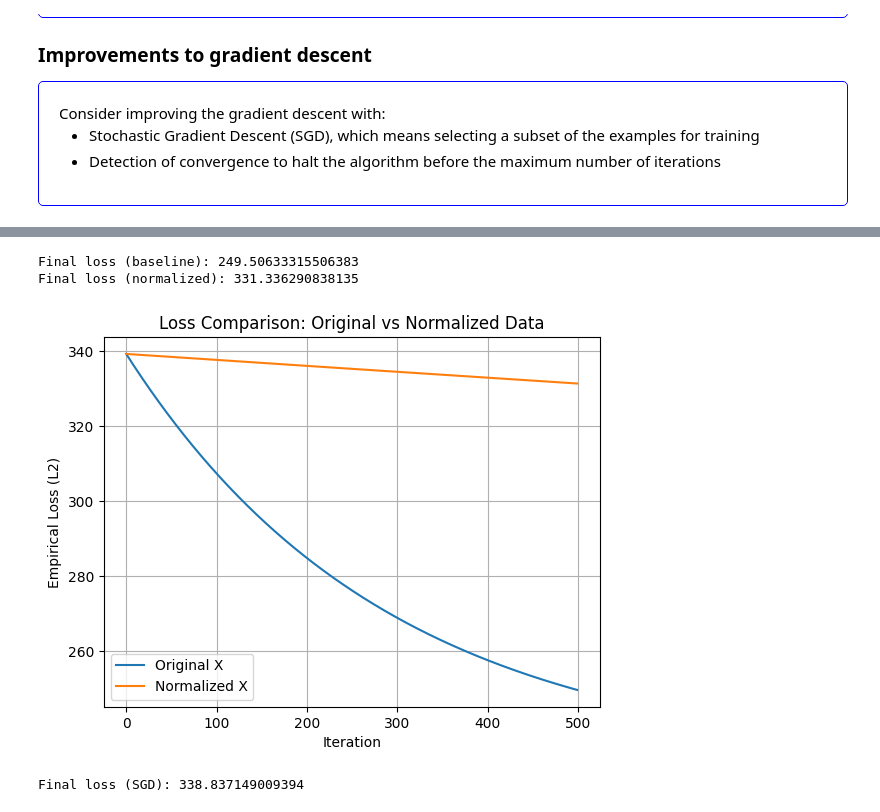
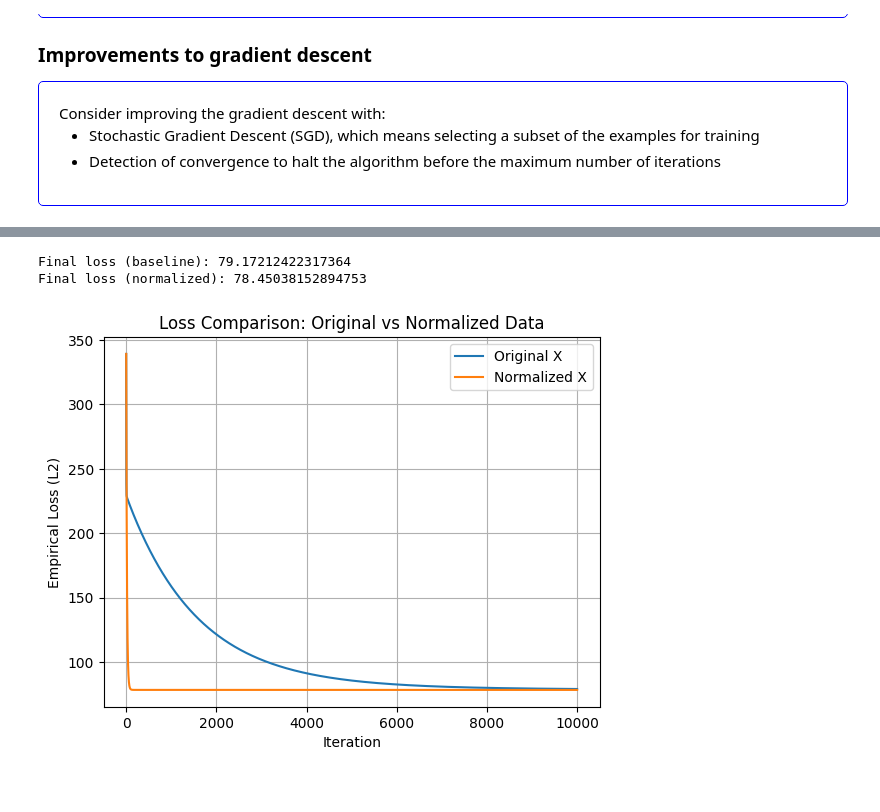
Before and after one commit to bahlous59/machine_learning_tp, a Jupyter notebook: perceptron.ipynb, the cells around one changed output, grey strips where cells are left out. Drawn from its saved outputs; the diff is of its cells as text; code cells hidden in the pictures.

```diff
--- a/perceptron.ipynb
+++ b/perceptron.ipynb
@@ -484,64 +485,50 @@ def descent_with_early_stop(w_init, X, Y, alpha, max_iter, tol=1e-6):
 # %%
 # tests and plots
 import matplotlib.pyplot as plt
+
 #without normilization
-# Test 1: Baseline - Original Data (no normalization)
+
+# Test 1: Original Data (no normalization)
 w_init = np.zeros(X.shape[1])
-alpha = 1e-7
-max_iter = 500
+alpha = 1e-4
+max_iter = 10000
 
-loss_history_baseline = []
+losss_history_original = []
 w = w_init.copy()
 
 for i in range(max_iter):
     loss_2 = emp_loss(w, X, Y)
-    loss_history_baseline.append(loss_2)
-    dw = compute_update(w, X, Y, alpha)
-    w = w + dw
+    losss_history_original.append(loss_2)
+    w = descent(w, X, Y,alpha,1)
+
 
 print("Final loss (baseline):", emp_loss(w, X, Y))
 
-#normilized Data
+
 # Test 2: Normalized Data
 w_init_norm = np.zeros(X_normalized.shape[1])
 loss_history_norm = []
 w_norm = w_init_norm.copy()
 
 for i in range(max_iter):
     loss_3 = emp_loss(w_norm, X_normalized, Y)
     loss_history_norm.append(loss_3)
-    dw = compute_update(w_norm, X_normalized, Y, alpha)
-    w_norm = w_norm + dw
+    w_norm = descent_with_early_stop(w_norm, X_normalized, Y,alpha,1)
+
 
 print("Final loss (normalized):", emp_loss(w_norm, X_normalized, Y))
 
 #Comparation between normilized and non normilized
 
-
-plt.plot(loss_history_baseline, label="Original X")
+plt.plot(losss_history_original, label="Original X")
 plt.plot(loss_history_norm, label="Normalized X")
 plt.xlabel("Iteration")
 plt.ylabel("Empirical Loss (L2)")
 plt.title("Loss Comparison: Original vs Normalized Data")
 plt.legend()
 plt.grid(True)
 plt.show()
 # %% [output]
-Final loss (baseline): 249.50633315506383
-Final loss (normalized): 331.336290838135
+Final loss (baseline): 79.17212422317364
+Final loss (normalized): 78.45038152894753
-[figure, old version]
+[figure, new version]
-# %%
-# Test 3: SGD on Normalized Data
-batch_size = 16
-loss_history_sgd = []
-w_sgd = w_init_norm.copy()
-
-for i in range(max_iter):
-    loss_2 = emp_loss(w_sgd, X_normalized, Y)
-    loss_history_sgd.append(loss_2)
-    dw = compute_update_sgd(w_sgd, X_normalized, Y, alpha, batch_size)
-    w_sgd = w_sgd + dw
-
-print("Final loss (SGD):", emp_loss(w_sgd, X_normalized, Y))
-# %% [output]
-Final loss (SGD): 338.837149009394
```
Also changed, not shown: parts of 12 cells of this notebook.
